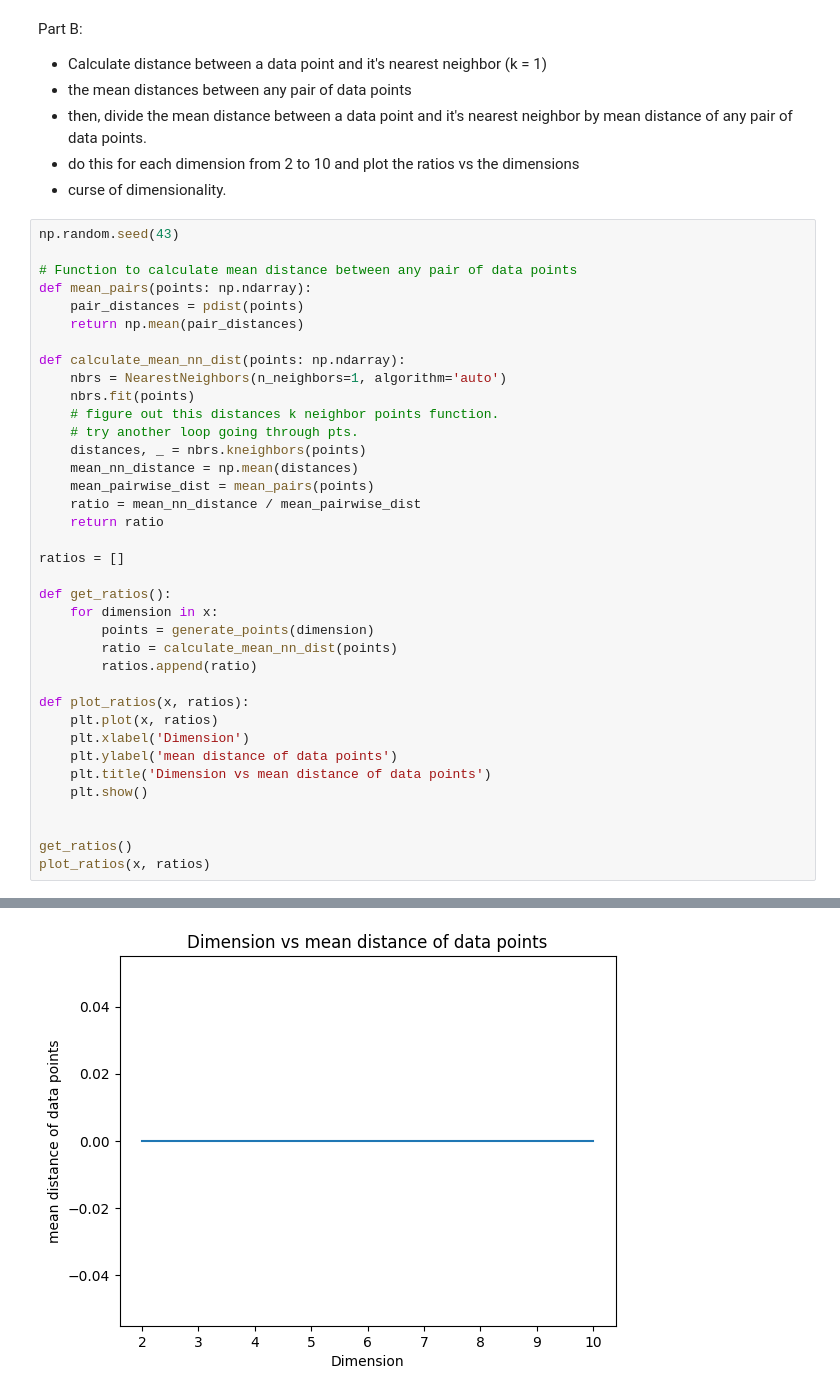
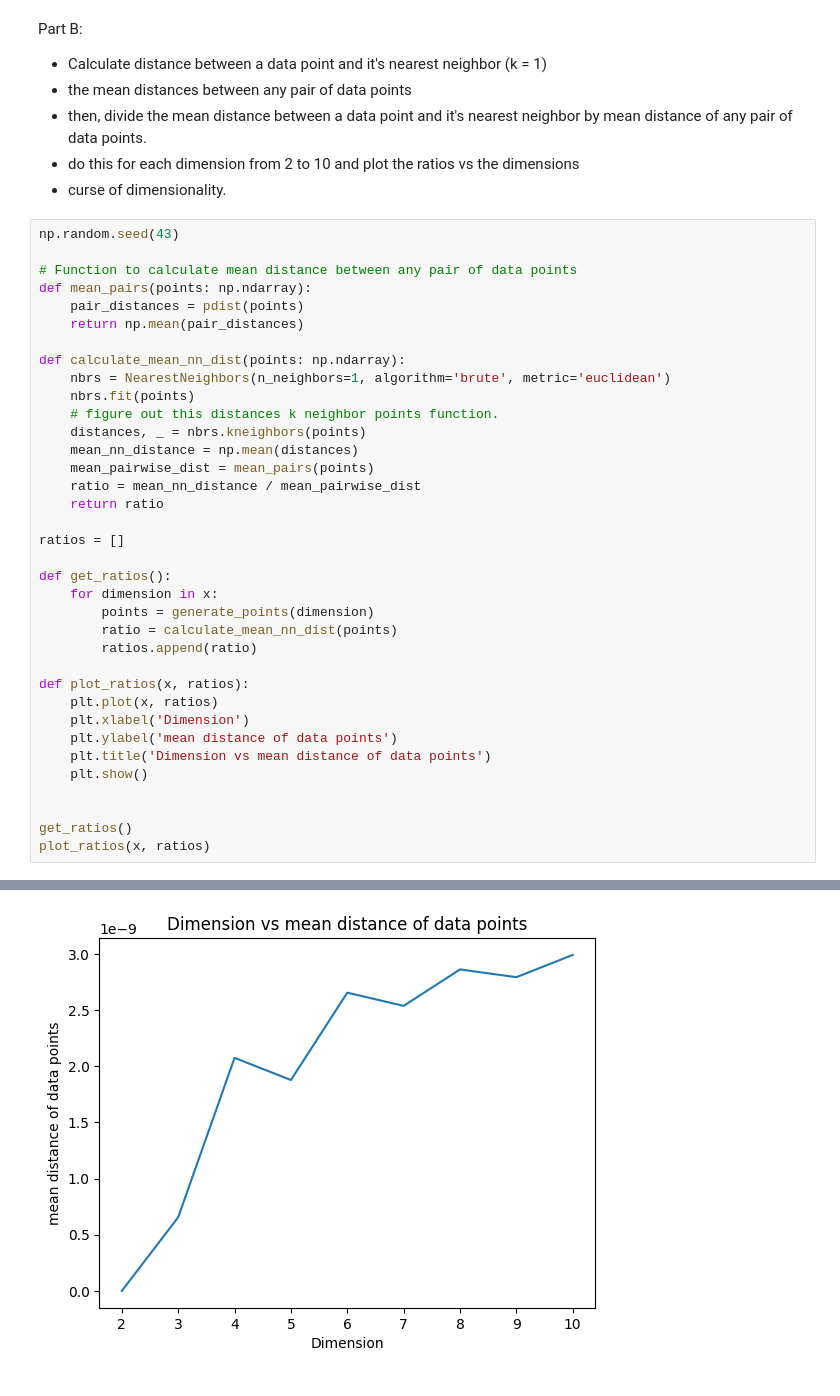
Before and after one commit to esteban1324/Machine-Learning, a Jupyter notebook: MLHW2/knn-dimensions.ipynb, the cells around one changed output, grey strips where cells are left out. Drawn from its saved outputs; the diff is of its cells as text.

Commit message:
made fix, used 'brute' in Nearest neighbor constructor.  KNN done.

```diff
--- a/MLHW2/knn-dimensions.ipynb
+++ b/MLHW2/knn-dimensions.ipynb
@@ -70,10 +70,9 @@ def mean_pairs(points: np.ndarray):
     return np.mean(pair_distances)
 
 def calculate_mean_nn_dist(points: np.ndarray):
-    nbrs = NearestNeighbors(n_neighbors=1, algorithm='auto')
+    nbrs = NearestNeighbors(n_neighbors=1, algorithm='brute', metric='euclidean')
     nbrs.fit(points)
     # figure out this distances k neighbor points function.
-    # try another loop going through pts.
     distances, _ = nbrs.kneighbors(points)
     mean_nn_distance = np.mean(distances)
     mean_pairwise_dist = mean_pairs(points)
@@ -119 +101 @@ plot_ratios(x, ratios)
-[figure, old version]
+[figure, new version]
```
Also changed, not shown: parts of 2 cells of this notebook.
